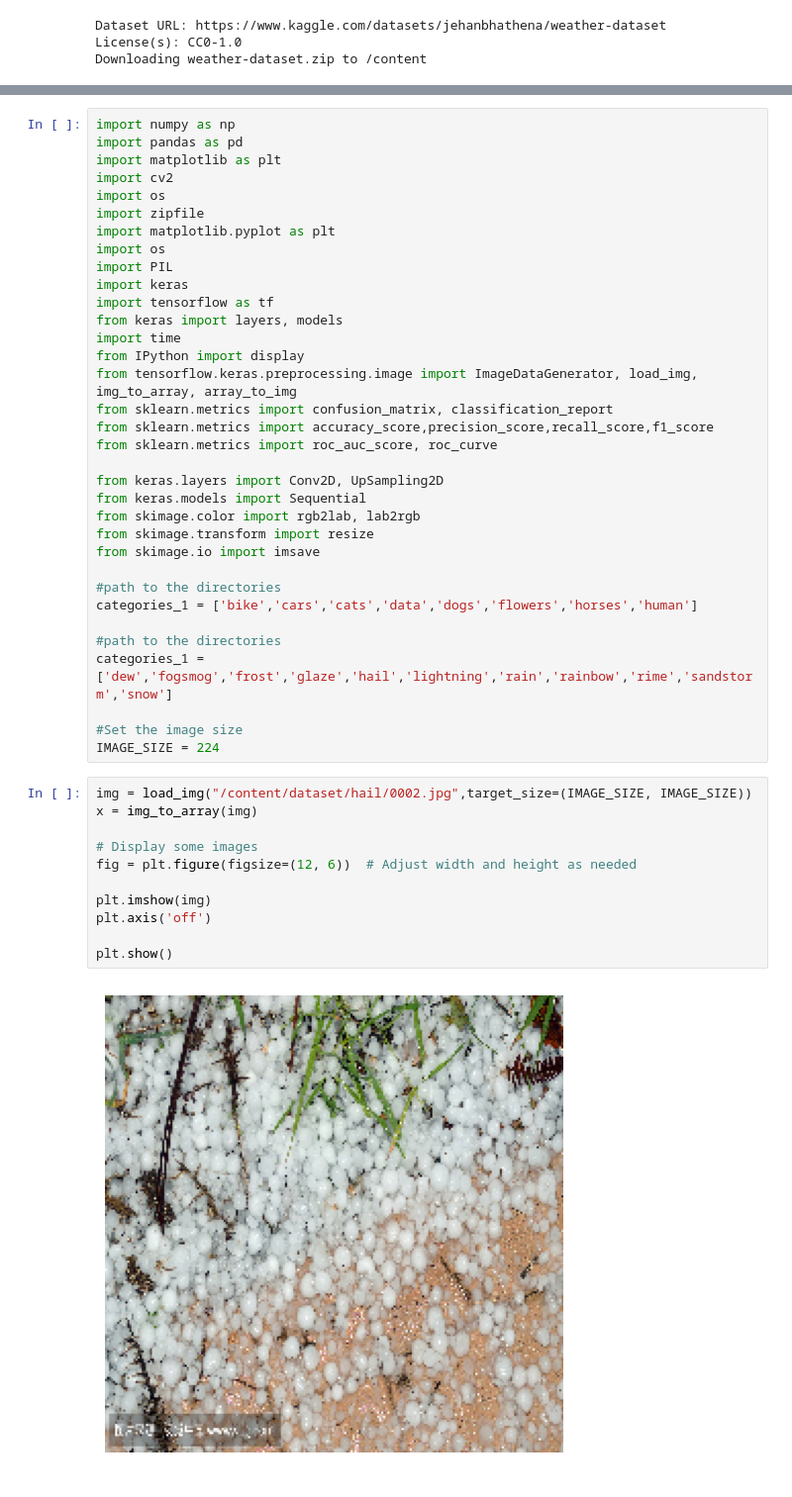
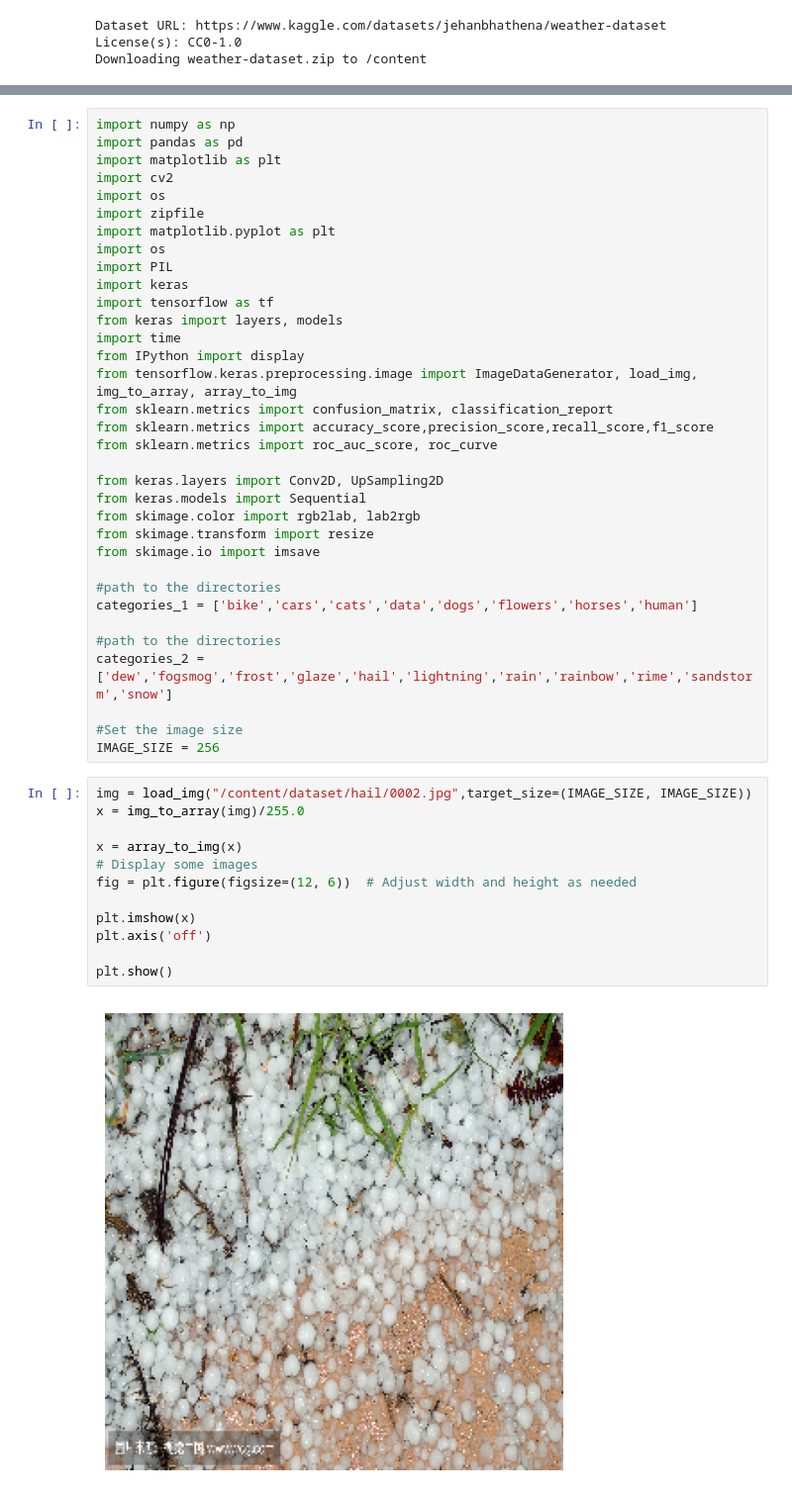
Before and after one commit to Bhimsendabby/ImageColorization, a Jupyter notebook: ImageColorizationUsingAutoEncoder.ipynb, the cells around one changed output, grey strips where cells are left out. Shown at 99% size. Cells and saved outputs as stored; diff of their text form.

```diff
--- a/ImageColorizationUsingAutoEncoder.ipynb
+++ b/ImageColorizationUsingAutoEncoder.ipynb
@@ -93,23 +95,24 @@ from skimage.io import imsave
 categories_1 = ['bike','cars','cats','data','dogs','flowers','horses','human']
 
 #path to the directories
-categories_1 = ['dew','fogsmog','frost','glaze','hail','lightning','rain','rainbow','rime','sandstorm','snow']
+categories_2 = ['dew','fogsmog','frost','glaze','hail','lightning','rain','rainbow','rime','sandstorm','snow']
 
 #Set the image size
-IMAGE_SIZE = 224
+IMAGE_SIZE = 256
 # %%
 img = load_img("/content/dataset/hail/0002.jpg",target_size=(IMAGE_SIZE, IMAGE_SIZE))
-x = img_to_array(img)
+x = img_to_array(img)/255.0
 
+x = array_to_img(x)
 # Display some images
 fig = plt.figure(figsize=(12, 6))  # Adjust width and height as needed
 
-plt.imshow(img)
+plt.imshow(x)
 plt.axis('off')
 
 plt.show()
 # %% [output]
-[figure, old version]
+[figure, new version]
 # %%
 #Normalize images - divide by 255
 train_datagen = ImageDataGenerator(rescale=1. / 255)
```
Also changed, not shown: parts of 11 cells of this notebook.
